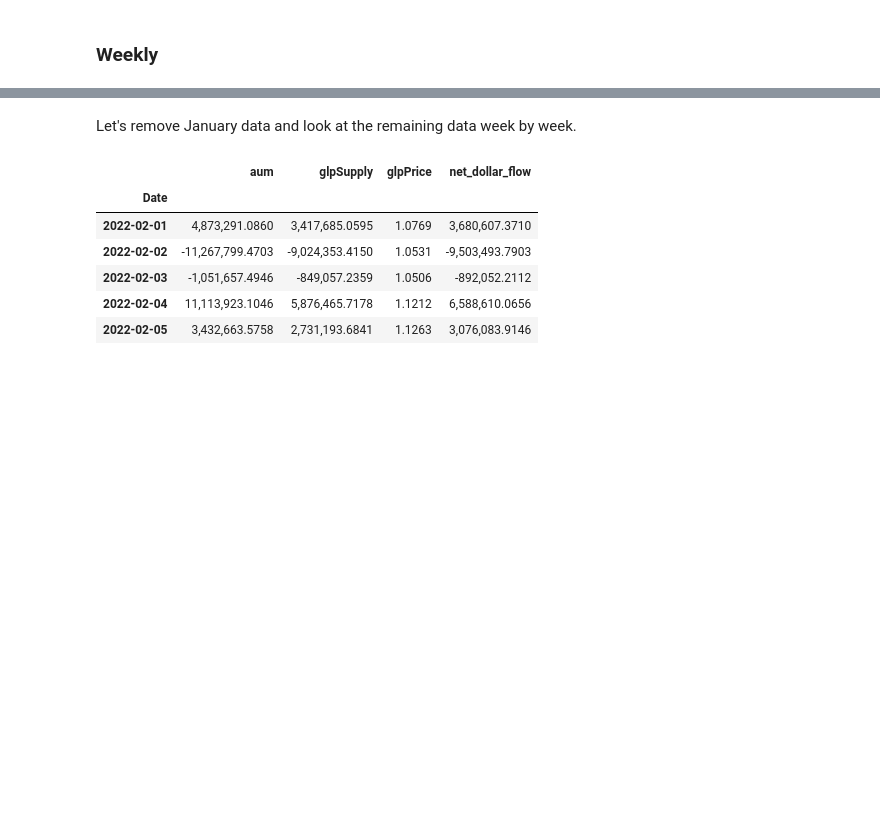
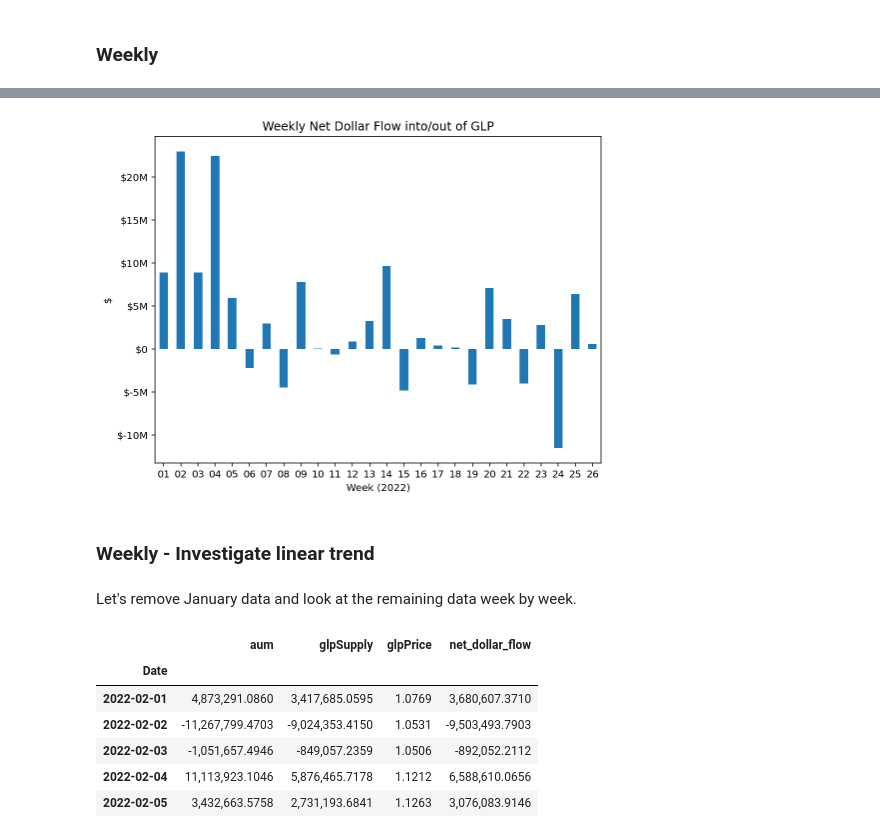
Before and after one commit to coindataschool/GMX, a Jupyter notebook: notebook/Avalanche/glp_net_dollar_flow.ipynb, the cells around one changed output, grey strips where cells are left out. Cells and saved outputs as stored; diff of their text form; code cells hidden in the pictures; blank space fills up the shorter version.

```diff
--- a/notebook/Avalanche/glp_net_dollar_flow.ipynb
+++ b/notebook/Avalanche/glp_net_dollar_flow.ipynb
@@ -33,7 +33,7 @@ os.makedirs(png_dir, exist_ok=True)
 # %%
 chain = 'Avalanche'
 # %%
-fnames = {'aum_glpSupply': 'AUM & Glp Supply_2022-01-06_2022-06-29.csv', # aum is in $, glpSupply in count, and
+fnames = {'aum_glpSupply': 'AUM & Glp Supply_2022-01-06_2022-06-30.csv', # aum is in $, glpSupply in count, and
           # each row is the total stock measured at the end of the day.
           # I checked that col `aum` == `glpSupply` * `glpPrice`, which is a col in the price file.
           #
@@ -41,7 +41,7 @@ fnames = {'aum_glpSupply': 'AUM & Glp Supply_2022-01-06_2022-06-29.csv', # aum i
           # - take the difference of total stock of glpSupply between two consecutive dates.
           # To calculate the net dollar flow for each day, simply do
           # - net supply * (daily avg) glp price, which can be taken from the price file.
-          'prices': 'Glp Price Comparison_2022-01-06_2022-06-29.csv',
+          'prices': 'Glp Price Comparison_2022-01-06_2022-06-30.csv',
          }
 # %%
 # create input-dependent dirs
@@ -134,2 +134,6 @@ plt.savefig(os.path.join(save_fig_dir, 'monthly_ndf.png'), dpi=300);
 # %% [markdown]
 ### Weekly
+# %%
+weekly_ndf = daily_flow.groupby(daily_flow.index.to_period('W')).net_dollar_flow.sum()
+weekly_ndf.index.name = 'Week'
+weekly_ndf.head()
@@ -136,3 +148,14 @@ plt.savefig(os.path.join(save_fig_dir, 'monthly_ndf.png'), dpi=300);
+# %%
+ax = weekly_ndf.plot(kind='bar', title="Weekly Net Dollar Flow into/out of GLP",
+                      ylabel='$', xlabel='Week (2022)', rot=0)
+ax.set_xticklabels(weekly_ndf.index.to_timestamp().strftime('%W'))
+formatter = FuncFormatter(human_format_dollar_or_num(dollar=True, decimals=0))
+ax.yaxis.set_major_formatter(formatter)
+plt.savefig(os.path.join(save_fig_dir, 'weekly_ndf.png'), dpi=300);
+# %% [output]
+[figure, added]
+# %% [markdown]
+### Weekly - Investigate linear trend
 # %% [markdown]
 Let's remove January data and look at the remaining data week by week.
 # %%
```
Also changed, not shown: parts of 5 cells of this notebook, 10 other files.
